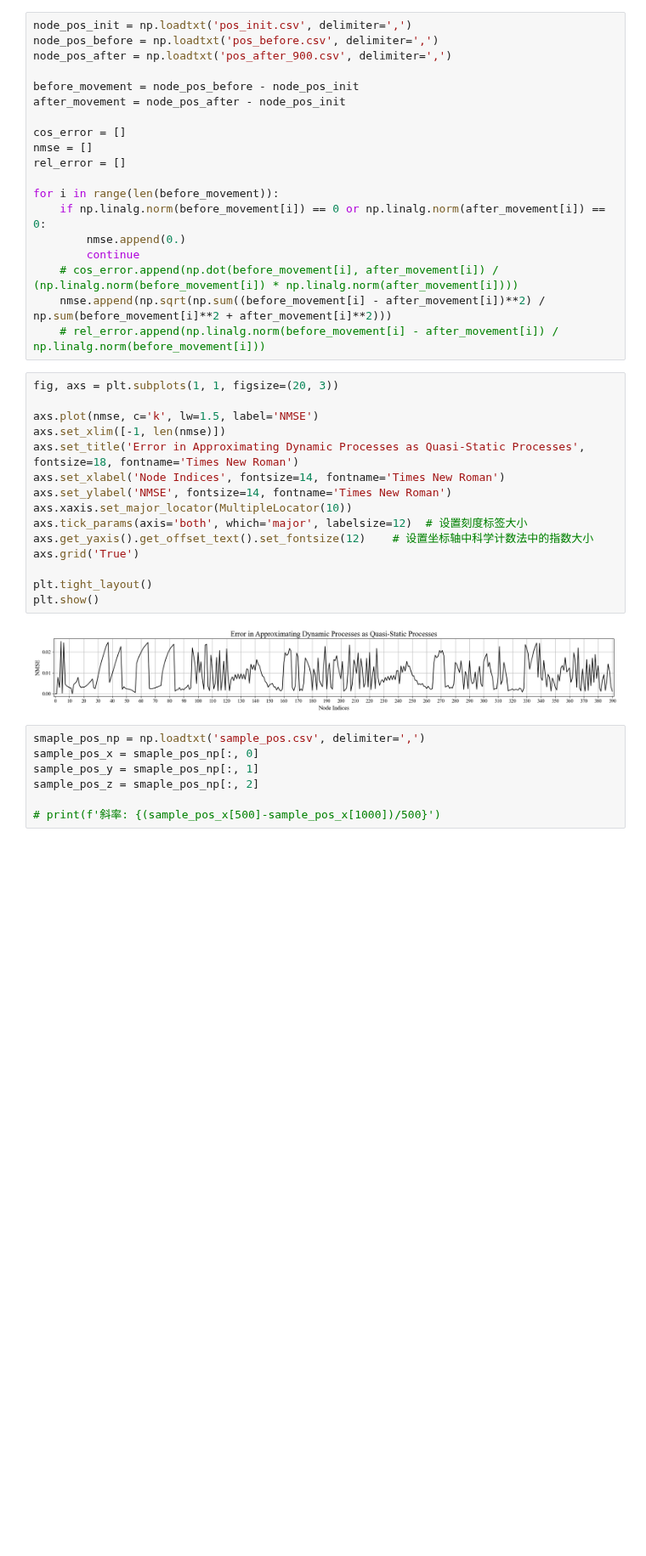
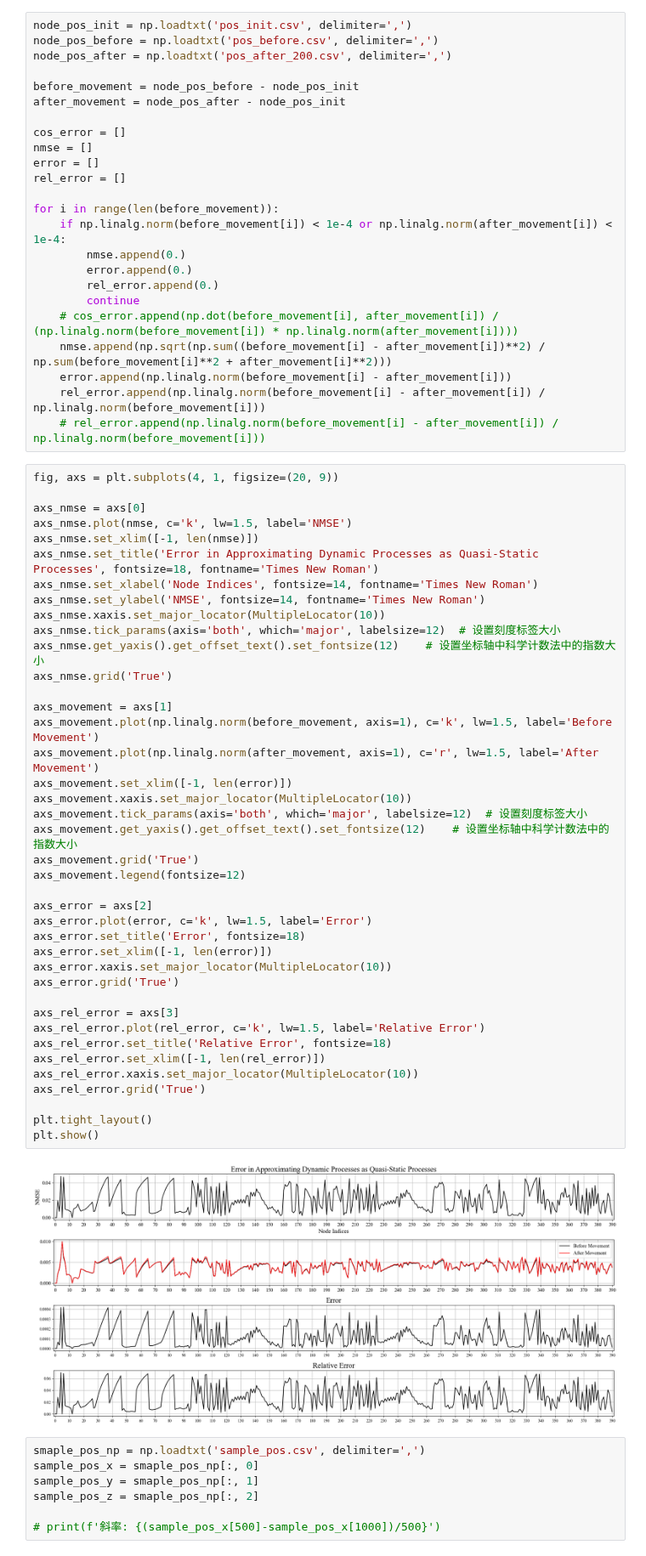
Before and after one commit to yang-si-hang/paper-2023, a Jupyter notebook: Test branch/PD/DataWrite/PDResultVali.ipynb, the cells around one changed output. Shown at 85% size. Drawn from its saved outputs; the diff is of its cells as text; blank space fills up the shorter version.

```diff
--- a/Test branch/PD/DataWrite/PDResultVali.ipynb
+++ b/Test branch/PD/DataWrite/PDResultVali.ipynb
@@ -10,39 +10,69 @@ rcParams['font.serif'] = 'Times New Roman'
 # %%
 node_pos_init = np.loadtxt('pos_init.csv', delimiter=',')
 node_pos_before = np.loadtxt('pos_before.csv', delimiter=',')
-node_pos_after = np.loadtxt('pos_after_900.csv', delimiter=',')
+node_pos_after = np.loadtxt('pos_after_200.csv', delimiter=',')
 
 before_movement = node_pos_before - node_pos_init
 after_movement = node_pos_after - node_pos_init
 
 cos_error = []
 nmse = []
+error = []
 rel_error = []
 
 for i in range(len(before_movement)):
-    if np.linalg.norm(before_movement[i]) == 0 or np.linalg.norm(after_movement[i]) == 0:
+    if np.linalg.norm(before_movement[i]) < 1e-4 or np.linalg.norm(after_movement[i]) < 1e-4:
         nmse.append(0.)
+        error.append(0.)
+        rel_error.append(0.)
         continue
     # cos_error.append(np.dot(before_movement[i], after_movement[i]) / (np.linalg.norm(before_movement[i]) * np.linalg.norm(after_movement[i])))
     nmse.append(np.sqrt(np.sum((before_movement[i] - after_movement[i])**2) / np.sum(before_movement[i]**2 + after_movement[i]**2)))
+    error.append(np.linalg.norm(before_movement[i] - after_movement[i]))
+    rel_error.append(np.linalg.norm(before_movement[i] - after_movement[i]) / np.linalg.norm(before_movement[i]))
     # rel_error.append(np.linalg.norm(before_movement[i] - after_movement[i]) / np.linalg.norm(before_movement[i]))
 # %%
-fig, axs = plt.subplots(1, 1, figsize=(20, 3))
+fig, axs = plt.subplots(4, 1, figsize=(20, 9))
 
-axs.plot(nmse, c='k', lw=1.5, label='NMSE')
-axs.set_xlim([-1, len(nmse)])
-axs.set_title('Error in Approximating Dynamic Processes as Quasi-Static Processes', fontsize=18, fontname='Times New Roman')
-axs.set_xlabel('Node Indices', fontsize=14, fontname='Times New Roman')
-axs.set_ylabel('NMSE', fontsize=14, fontname='Times New Roman')
-axs.xaxis.set_major_locator(MultipleLocator(10))
-axs.tick_params(axis='both', which='major', labelsize=12)  # 设置刻度标签大小
-axs.get_yaxis().get_offset_text().set_fontsize(12)    # 设置坐标轴中科学计数法中的指数大小
-axs.grid('True')
+axs_nmse = axs[0]
+axs_nmse.plot(nmse, c='k', lw=1.5, label='NMSE')
+axs_nmse.set_xlim([-1, len(nmse)])
+axs_nmse.set_title('Error in Approximating Dynamic Processes as Quasi-Static Processes', fontsize=18, fontname='Times New Roman')
+axs_nmse.set_xlabel('Node Indices', fontsize=14, fontname='Times New Roman')
+axs_nmse.set_ylabel('NMSE', fontsize=14, fontname='Times New Roman')
+axs_nmse.xaxis.set_major_locator(MultipleLocator(10))
+axs_nmse.tick_params(axis='both', which='major', labelsize=12)  # 设置刻度标签大小
+axs_nmse.get_yaxis().get_offset_text().set_fontsize(12)    # 设置坐标轴中科学计数法中的指数大小
+axs_nmse.grid('True')
+
+axs_movement = axs[1]
+axs_movement.plot(np.linalg.norm(before_movement, axis=1), c='k', lw=1.5, label='Before Movement')
+axs_movement.plot(np.linalg.norm(after_movement, axis=1), c='r', lw=1.5, label='After Movement')
+axs_movement.set_xlim([-1, len(error)])
+axs_movement.xaxis.set_major_locator(MultipleLocator(10))
+axs_movement.tick_params(axis='both', which='major', labelsize=12)  # 设置刻度标签大小
+axs_movement.get_yaxis().get_offset_text().set_fontsize(12)    # 设置坐标轴中科学计数法中的指数大小
+axs_movement.grid('True')
+axs_movement.legend(fontsize=12)
+
+axs_error = axs[2]
+axs_error.plot(error, c='k', lw=1.5, label='Error')
+axs_error.set_title('Error', fontsize=18)
+axs_error.set_xlim([-1, len(error)])
+axs_error.xaxis.set_major_locator(MultipleLocator(10))
+axs_error.grid('True')
+
+axs_rel_error = axs[3]
+axs_rel_error.plot(rel_error, c='k', lw=1.5, label='Relative Error')
+axs_rel_error.set_title('Relative Error', fontsize=18)
+axs_rel_error.set_xlim([-1, len(rel_error)])
+axs_rel_error.xaxis.set_major_locator(MultipleLocator(10))
+axs_rel_error.grid('True')
 
 plt.tight_layout()
 plt.show()
 # %% [output]
-[figure, old version]
+[figure, new version]
 # %%
 smaple_pos_np = np.loadtxt('sample_pos.csv', delimiter=',')
 sample_pos_x = smaple_pos_np[:, 0]
```
Also changed, not shown: parts of 2 cells of this notebook, 3 other files.
